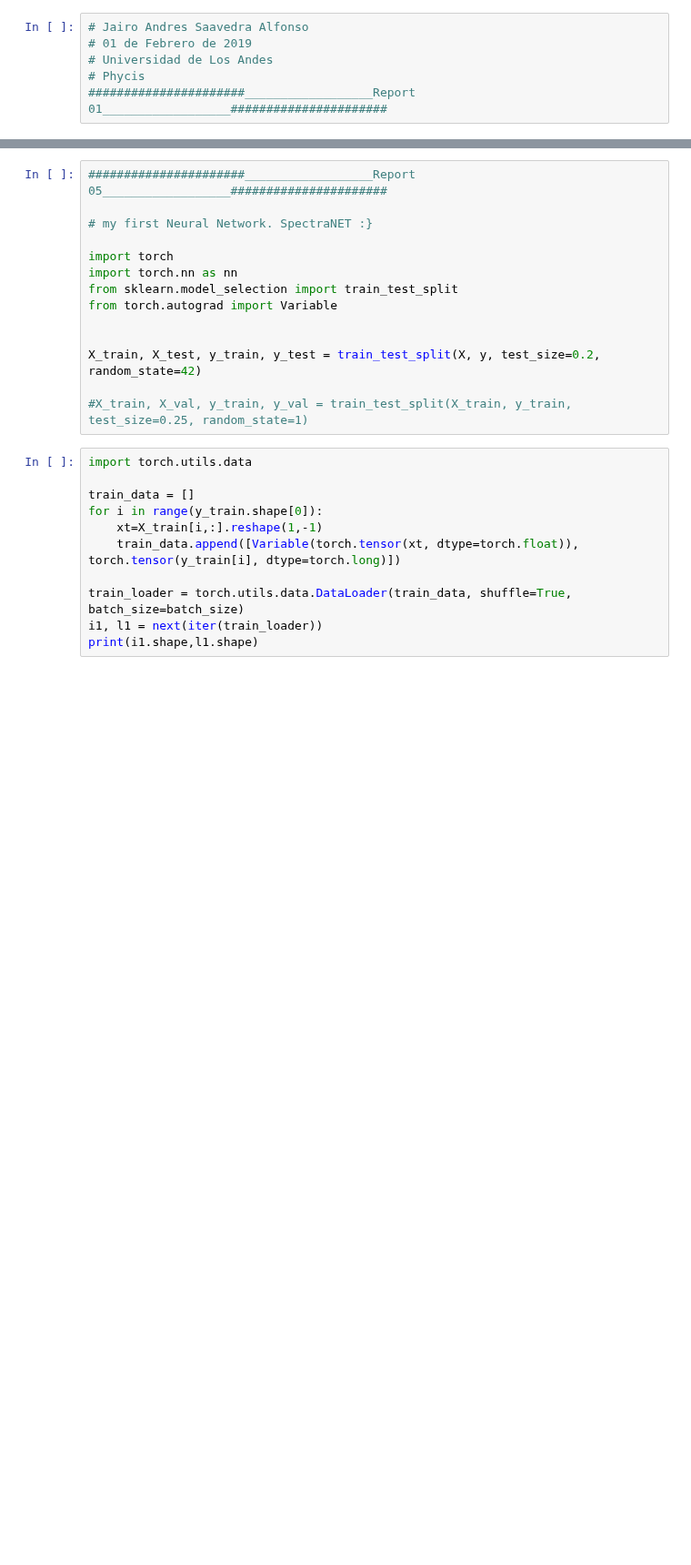
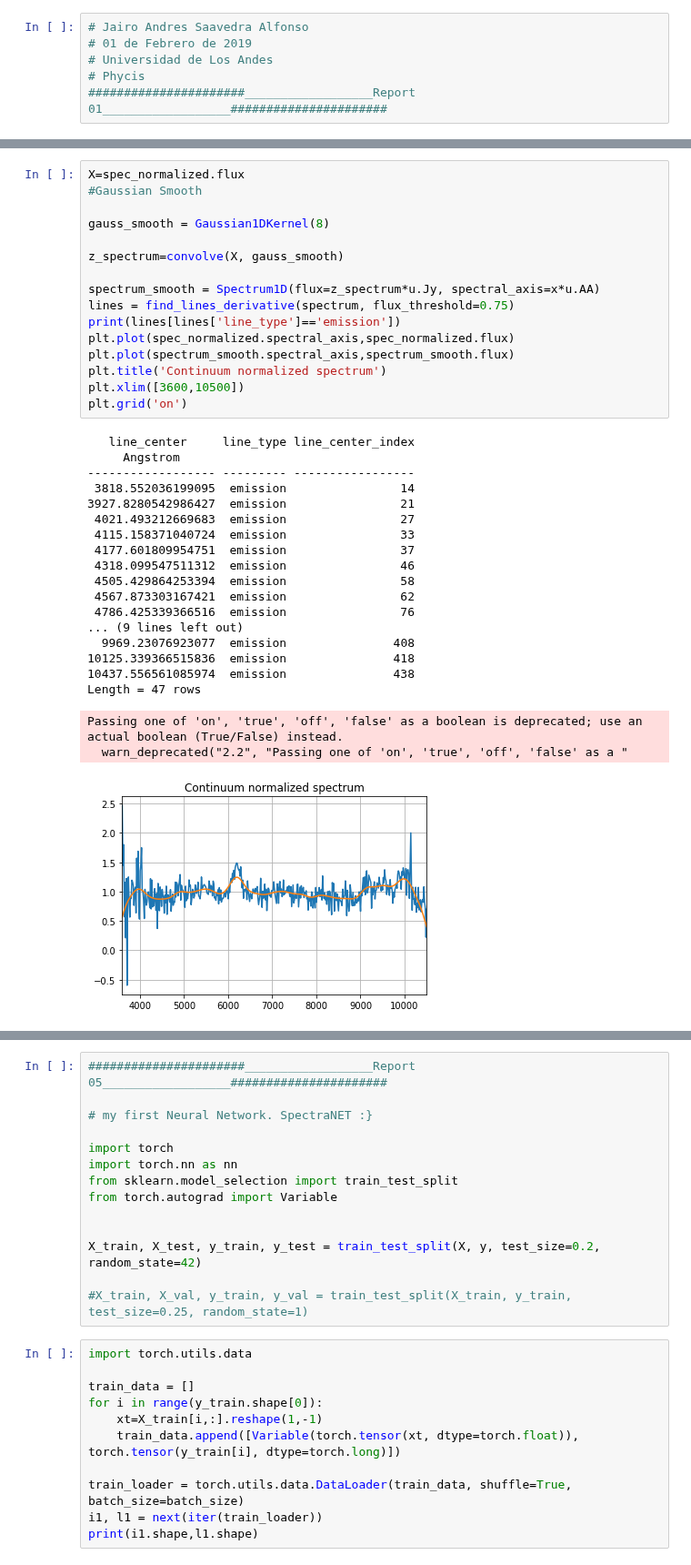
Before and after one commit to MrX1997/Reportes-Proyecto-de-Monograf-a, a Jupyter notebook: Noteboooks/Weekly_Reports_CNN_copy2.ipynb, the cells around one changed output, grey strips where cells are left out. Shown at 91% size. Cells and saved outputs as stored; diff of their text form; blank space fills up the shorter version.

```diff
--- a/Noteboooks/Weekly_Reports_CNN_copy2.ipynb
+++ b/Noteboooks/Weekly_Reports_CNN_copy2.ipynb
@@ -315,2 +616,39 @@ print(X[0,:].reshape(1,-1).shape,y.shape)
+# %%
+X=spec_normalized.flux
+#Gaussian Smooth
+
+gauss_smooth = Gaussian1DKernel(8)
+
+z_spectrum=convolve(X, gauss_smooth)
+
+spectrum_smooth = Spectrum1D(flux=z_spectrum*u.Jy, spectral_axis=x*u.AA)
+lines = find_lines_derivative(spectrum, flux_threshold=0.75)
+print(lines[lines['line_type']=='emission'])
+plt.plot(spec_normalized.spectral_axis,spec_normalized.flux)
+plt.plot(spectrum_smooth.spectral_axis,spectrum_smooth.flux)
+plt.title('Continuum normalized spectrum')
+plt.xlim([3600,10500])
+plt.grid('on')
+# %% [output]
+   line_center     line_type line_center_index
+     Angstrom
+------------------ --------- -----------------
+ 3818.552036199095  emission                14
+3927.8280542986427  emission                21
+ 4021.493212669683  emission                27
+ 4115.158371040724  emission                33
+ 4177.601809954751  emission                37
+ 4318.099547511312  emission                46
+ 4505.429864253394  emission                58
+ 4567.873303167421  emission                62
+ 4786.425339366516  emission                76
+... (9 lines left out)
+  9969.23076923077  emission               408
+10125.339366515836  emission               418
+10437.556561085974  emission               438
+Length = 47 rows
+Passing one of 'on', 'true', 'off', 'false' as a boolean is deprecated; use an actual boolean (True/False) instead.
+  warn_deprecated("2.2", "Passing one of 'on', 'true', 'off', 'false' as a "
+[figure, added]
 # %%
 
```
Also changed, not shown: parts of 36 cells of this notebook, 23 other files.
